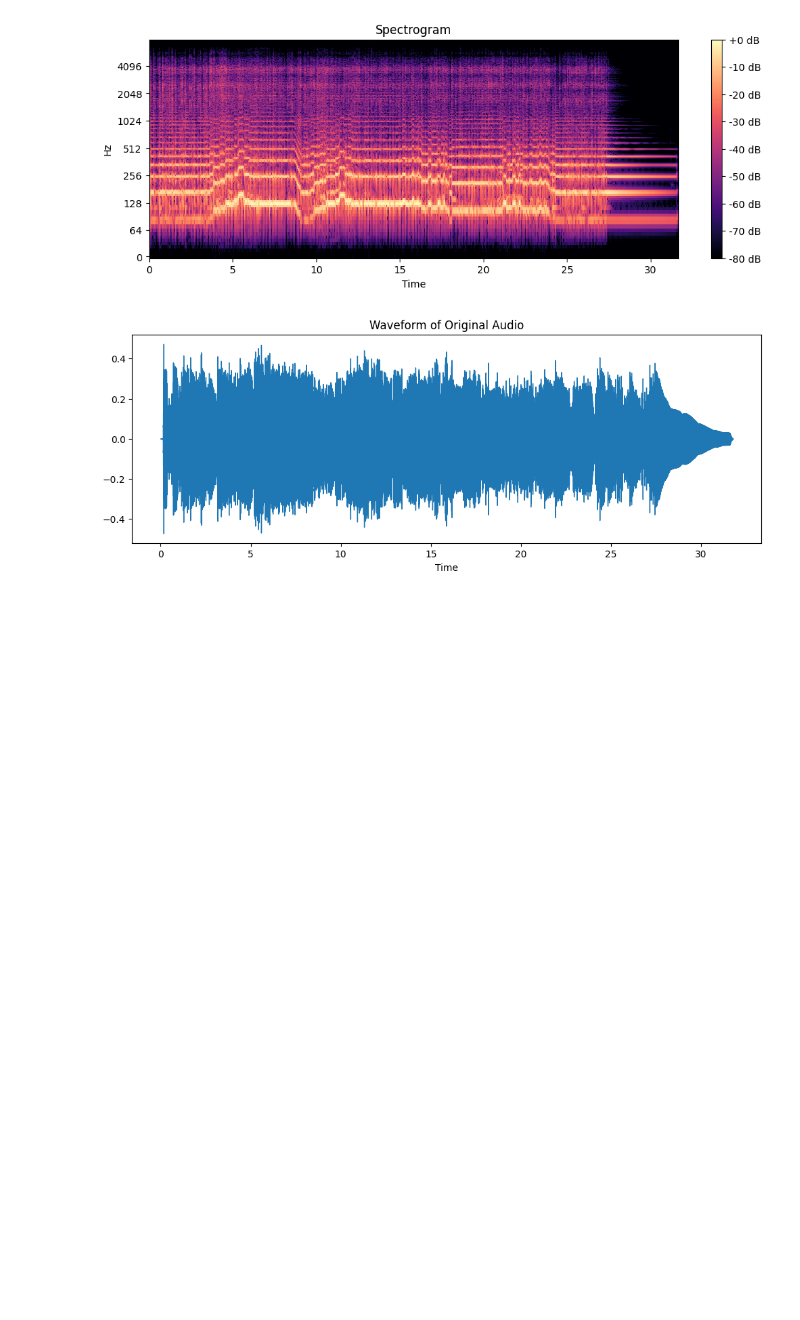
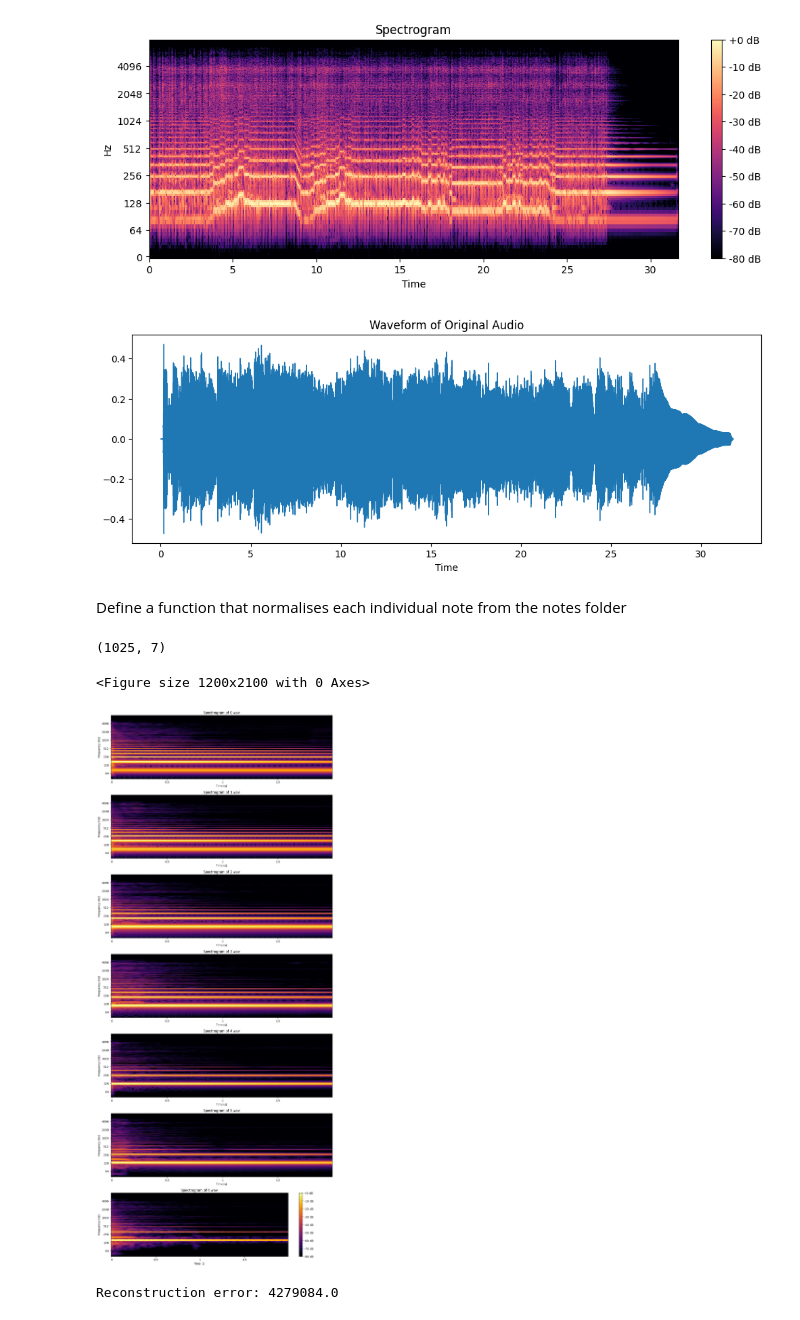
Before and after one commit to surabhi-raghavan/ML-INFSCI-2595, a Jupyter notebook: HW2/question3.ipynb, the cells around one changed output. Drawn from its saved outputs; the diff is of its cells as text; code cells hidden in the pictures; blank space fills up the shorter version.

```diff
--- a/HW2/question3.ipynb
+++ b/HW2/question3.ipynb
@@ -36,3 +36,5 @@ plt.title('Waveform of Original Audio')
 plt.show()
 # %% [output]
 [figure]
+# %% [markdown]
+Define a function that normalises each individual note from the notes folder
@@ -38,0 +54,46 @@ plt.show()
+# %%
+notes_path = 'notes_scale'
+note_files = sorted([os.path.join(notes_path, f) for f in os.listdir(notes_path) if f.endswith('.wav')])
+
+N = np.column_stack([process_note(note_file) for note_file in note_files])
+plt.figure(figsize=(12, len(note_files) * 3))
+N.shape
+# %% [output]
+(1025, 7)
+<Figure size 1200x2100 with 0 Axes>
+# %%
+plt.figure(figsize=(12, len(note_files) * 4))
+
+for i, note_file in enumerate(note_files):
+    audio, sr = librosa.load(note_file, sr=16000)
+
+    # Compute the spectrogram using STFT
+    spectrogram = librosa.stft(audio, n_fft=2048, hop_length=256, center=False, win_length=2048)
+    spectrogram_db = librosa.amplitude_to_db(np.abs(spectrogram), ref=np.max)
+
+    # Plot the spectrogram
+    plt.subplot(len(note_files), 1, i + 1)
+    librosa.display.specshow(spectrogram_db, sr=sr, hop_length=256, x_axis='time', y_axis='log', cmap='inferno')
+
+    # Add a title for each subplot
+    plt.title(f'Spectrogram of {os.path.basename(note_file)}', fontsize=12)
+
+    # Add axis labels for time and frequency
+    plt.xlabel('Time (s)')
+    plt.ylabel('Frequency (Hz)')
+
+    # Adjust the frequency range to match the example image
+    plt.ylim([20, 8000])
+
+    # Only display the colorbar on the last plot for clarity
+    if i == len(note_files) - 1:
+        plt.colorbar(format='%+2.0f dB')
+
+# Add spacing between the subplots
+plt.subplots_adjust(hspace=0.5)
+plt.tight_layout()
+
+# Show the final figure
+plt.show()
+# %% [output]
+[figure, added]
@@ -38,0 +105,12 @@ plt.show()
+# %%
+# Step 7: Set negative elements in W to zero
+W[W < 0] = 0
+
+# Step 8: Recompute M_hat
+M_hat = np.dot(N, W)
+
+# Step 9: Compute the error ||M - M_hat||^2_F
+error = np.sum((M - M_hat) ** 2)
+print(f'Reconstruction error: {error}')
+# %% [output]
+Reconstruction error: 4279084.0
```
Also changed, not shown: parts of 2 cells of this notebook, 1 other file.
